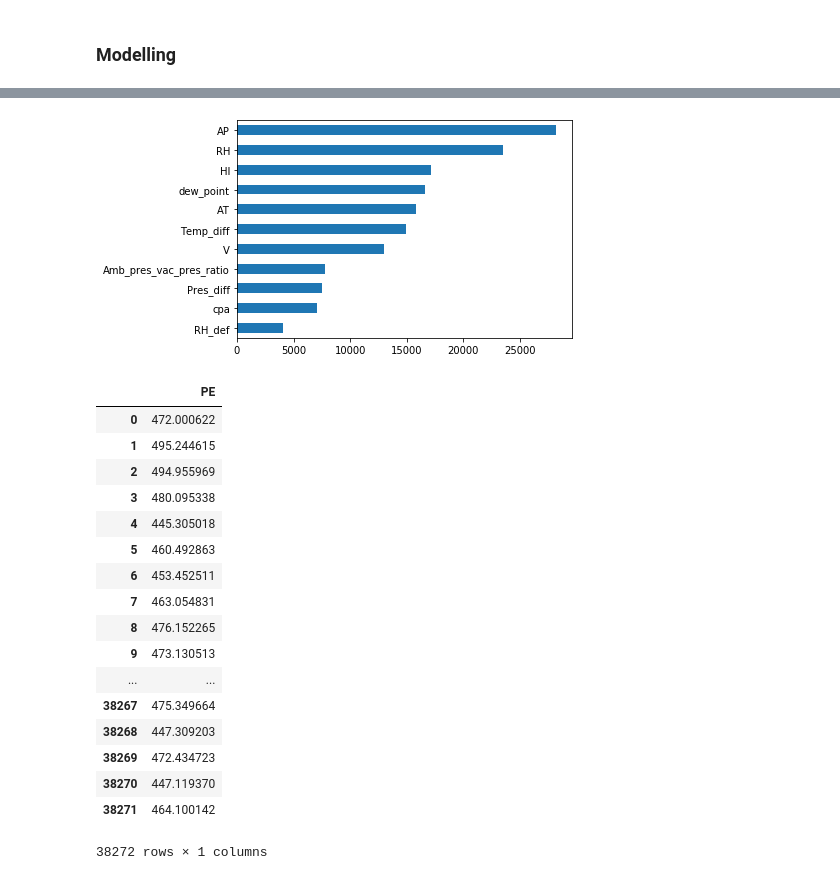
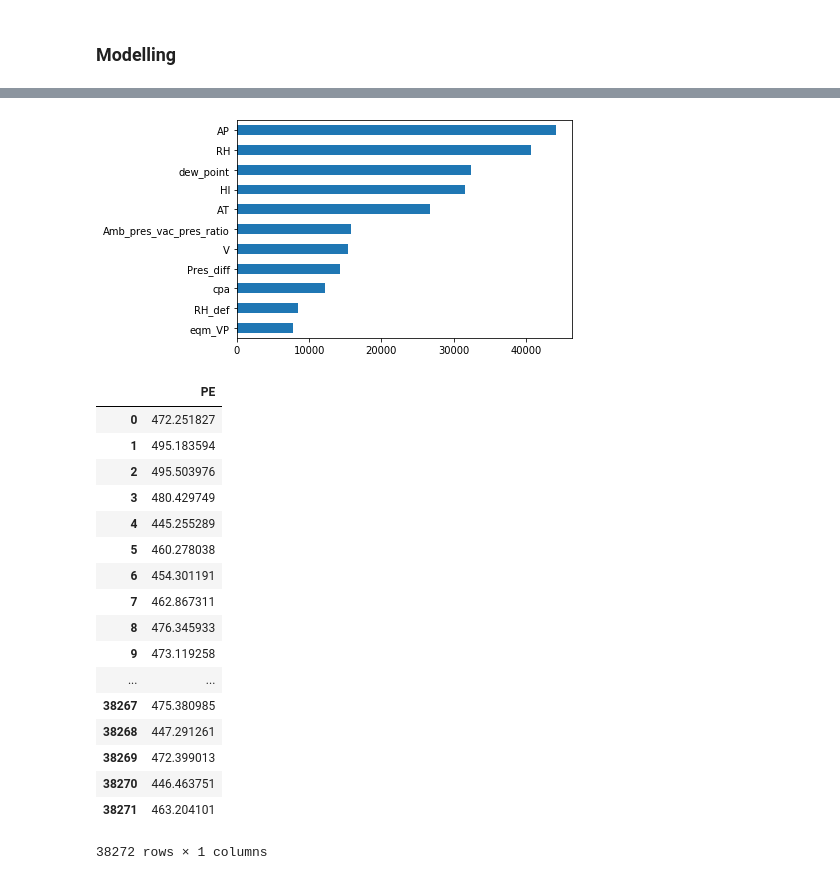
Before and after one commit to RahulGupta16/Machinehack-Power-Plant-Energy-Output-Prediction, a Jupyter notebook: Untitled.ipynb, the cells around one changed output, grey strips where cells are left out. Drawn from its saved outputs; the diff is of its cells as text; code cells hidden in the pictures.

```diff
--- a/Untitled.ipynb
+++ b/Untitled.ipynb
@@ -135,6 +135,3 @@ test['Pres_dif']=test['Pres_dif'].fillna(0)
 # %% [markdown]
 train.drop(index=train[train.AP<996].index,inplace=True)
 train.reset_index(drop=True,inplace=True)
-# %%
-train['dew_point'] = train.AT - ((100-train.RH)/5)
-test['dew_point'] = test.AT - ((100-test.RH)/5)
@@ -158,3 +158,9 @@ sns.scatterplot(train.RH,train.PE)
 # %% [markdown]
 train.drop(index=train[train.RH<30].index,inplace=True)
 train.reset_index(drop=True,inplace=True)
+# %%
+x = (np.log(train.RH/100) + ((17.27 *train.AT)/(237.3+train.AT)))/17.27
+train['dew_point'] = (237*x)/(1-x)
+
+x = (np.log(test.RH/100) + ((17.27 *test.AT)/(237.3+test.AT)))/17.27
+test['dew_point'] = (237*x)/(1-x)
@@ -172,8 +187,11 @@ c9 = -1.99*(10**-6)
 train.AT = (train.AT*1.8)+32
 test.AT = (test.AT*1.8)+32
 
-train.V = train.V* 13.3322
-test.V = test.V* 13.3322
+train.dew_point = (train.dew_point*1.8)+32
+test.dew_point = (test.dew_point*1.8)+32
+
+train.V = train.V * 13.3322
+test.V = test.V * 13.3322
 
 train['HI'] = c1+(c2*train.AT) +(c3*train.RH)+(c4*train.AT*train.RH) +(c5*(train.AT**2))+(c6*(train.RH**2))+(c7*(train.AT**2)*train.RH)+(c8*train.AT*(train.RH**2))+(c9*(train.AT**2)*(train.RH**2))
 test['HI'] = c1+(c2*test.AT) +(c3*test.RH)+(c4*test.AT*test.RH) +(c5*(test.AT**2))+(c6*(test.RH**2))+(c7*(test.AT**2)*test.RH)+(c8*test.AT*(test.RH**2))+(c9*(test.AT**2)*(test.RH**2))
@@ -181,11 +199,14 @@ test['HI'] = c1+(c2*test.AT) +(c3*test.RH)+(c4*test.AT*test.RH) +(c5*(test.AT**2
 train['cpa']=1.0189134*(10**3)- (0.3783636*train.AT)+(1.9843397*(10**-4)*(train.AT**2))+((4.2399242*(10**-7)*(train.AT**3)))-((3.7632*(10**-10))*(train.AT**4))
 test['cpa']=1.0189134*(10**3)- (0.3783636*test.AT)+((1.9843397*(10**-4)*(test.AT**2)))+((4.2399242*(10**-7)*(test.AT**3)))-((3.7632*(10**-10))*(test.AT**4))
 
-train['Amb_pres_vac_pres_ratio'] = train.AP / train.V
-test['Amb_pres_vac_pres_ratio'] = test.AP / test.V
+train['Amb_pres_vac_pres_ratio'] = train.AP + train.V
+test['Amb_pres_vac_pres_ratio'] = test.AP + test.V
 
-train['Temp_diff'] = train.AT - train.HI
-test['Temp_diff'] = test.AT - test.HI
+#train['Temp_diff1'] = np.sqrt((train.AT)**2 - (train.HI**2))
+#test['Temp_diff1'] = np.sqrt((test.AT)**2 - (test.HI**2))
+
+#train['Temp_diff2'] = np.sqrt((train.AT)**2 - (train.dew_point**2))
+#test['Temp_diff2'] = np.sqrt((test.AT)**2 - (test.dew_point**2))
 
 train['Pres_diff'] = train.AP - train.V
 test['Pres_diff'] = test.AP - test.V
@@ -193,7 +214,16 @@ test['Pres_diff'] = test.AP - test.V
 train['RH_def'] = (train.V/train.AP)*100
 test['RH_def'] = (test.V/test.AP)*100
 
-#train['eqm_VP'] = ((1.0007+(3.46*(10**-6)*train.AP))*(6.1121*np.exp(((17.502*train.AT)/(240.97+train.AT)))))
-#test['eqm_VP'] = ((1.0007+(3.46*(10**-6)*test.AP))*(6.1121*np.exp(((17.502*test.AT)/(240.97+test.AT)))))
+train['eqm_VP'] = ((1.0007+(3.46*(10**-6)*train.AP))*(6.1121*np.exp(((17.502*train.AT)/(240.97+train.AT)))))
+test['eqm_VP'] = ((1.0007+(3.46*(10**-6)*test.AP))*(6.1121*np.exp(((17.502*test.AT)/(240.97+test.AT)))))
+
+#train['Vap_prs'] = 610.78 * np.exp(train.AT/( train.AT + 238.3 ) * 17.2694 )
+#test['Vap_prs'] = 610.78 * np.exp(test.AT/( test.AT + 238.3 ) * 17.2694 )
+
+#train['Enthalpy'] = (1.007*train.AT) - 0.026
+#test['Enthalpy'] = (1.007*test.AT) - 0.026
+
+#train['Heat_cont'] = 2501 + (1.84*train.AT)
+#test['Heat_cont'] = 2501 + (1.84*test.AT)
 # %% [markdown]
 ### Combined
@@ -242,3 +279,3 @@ seed = 9000991
 # %%
-final = model(lgb.LGBMRegressor(n_estimators=5000,random_state=seed),train,label,test,15,seed)
+final = model(lgb.LGBMRegressor(n_estimators=8000,random_state=seed),train,label,test,15,seed)
 # %% [output]
@@ -261,4 +298,4 @@ Training loss: 0.5639044993250248                                Validation Loss
-[figure, old version]
+[figure, new version]
 # %%
 pred = np.mean(final,axis=1)
 # %%
@@ -269,20 +306,20 @@ sample.to_csv('lgb9.csv',index=False)
 sample
 # %% [output]
 |  | PE |
-| 0 | 472.000622 |
-| 1 | 495.244615 |
-| 2 | 494.955969 |
-| 3 | 480.095338 |
-| 4 | 445.305018 |
-| 5 | 460.492863 |
-| 6 | 453.452511 |
-| 7 | 463.054831 |
-| 8 | 476.152265 |
-| 9 | 473.130513 |
+| 0 | 472.251827 |
+| 1 | 495.183594 |
+| 2 | 495.503976 |
+| 3 | 480.429749 |
+| 4 | 445.255289 |
+| 5 | 460.278038 |
+| 6 | 454.301191 |
+| 7 | 462.867311 |
+| 8 | 476.345933 |
+| 9 | 473.119258 |
 | ... | ... |
-| 38267 | 475.349664 |
-| 38268 | 447.309203 |
-| 38269 | 472.434723 |
-| 38270 | 447.119370 |
-| 38271 | 464.100142 |
+| 38267 | 475.380985 |
+| 38268 | 447.291261 |
+| 38269 | 472.399013 |
+| 38270 | 446.463751 |
+| 38271 | 463.204101 |
 38272 rows × 1 columns
```
Also changed, not shown: parts of 7 cells of this notebook, 2 other files.
